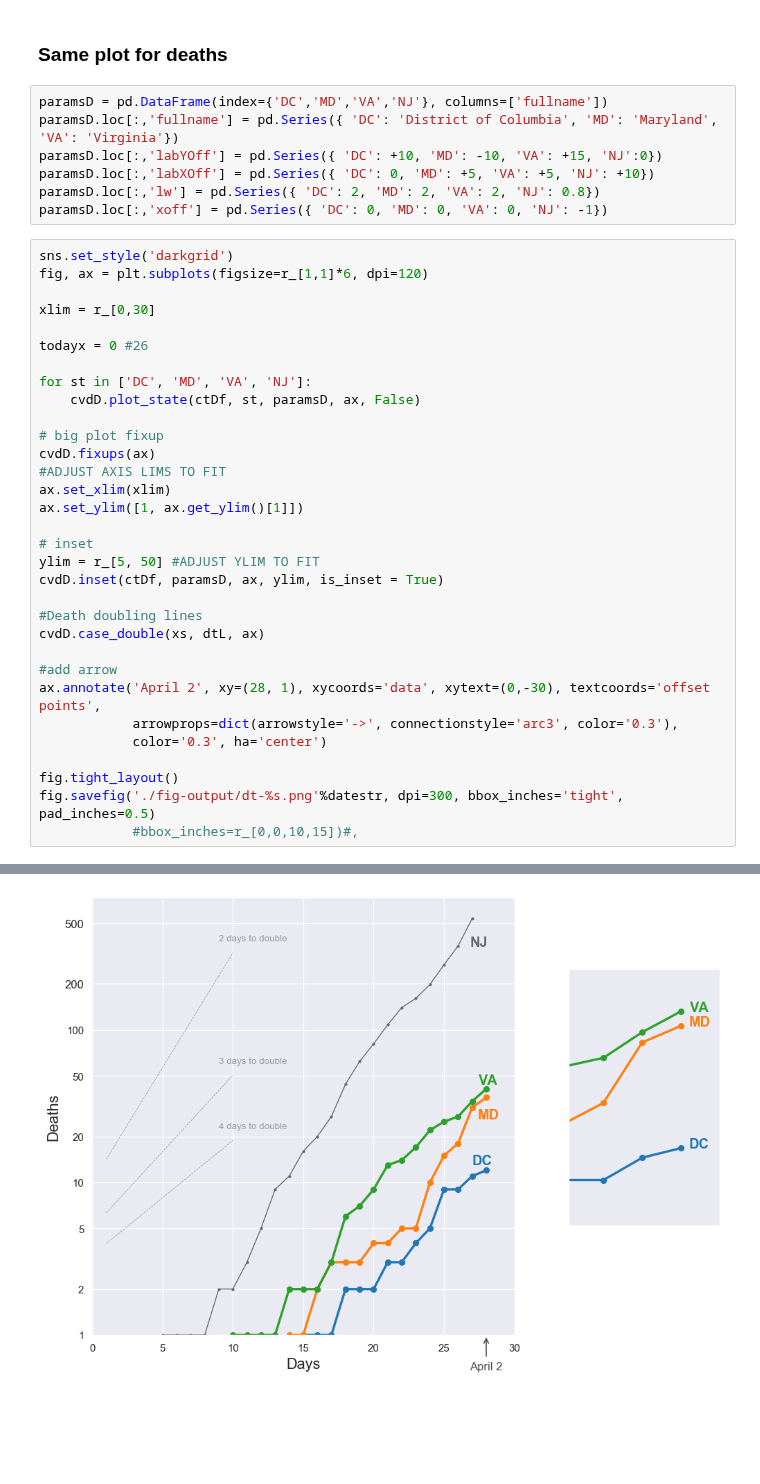
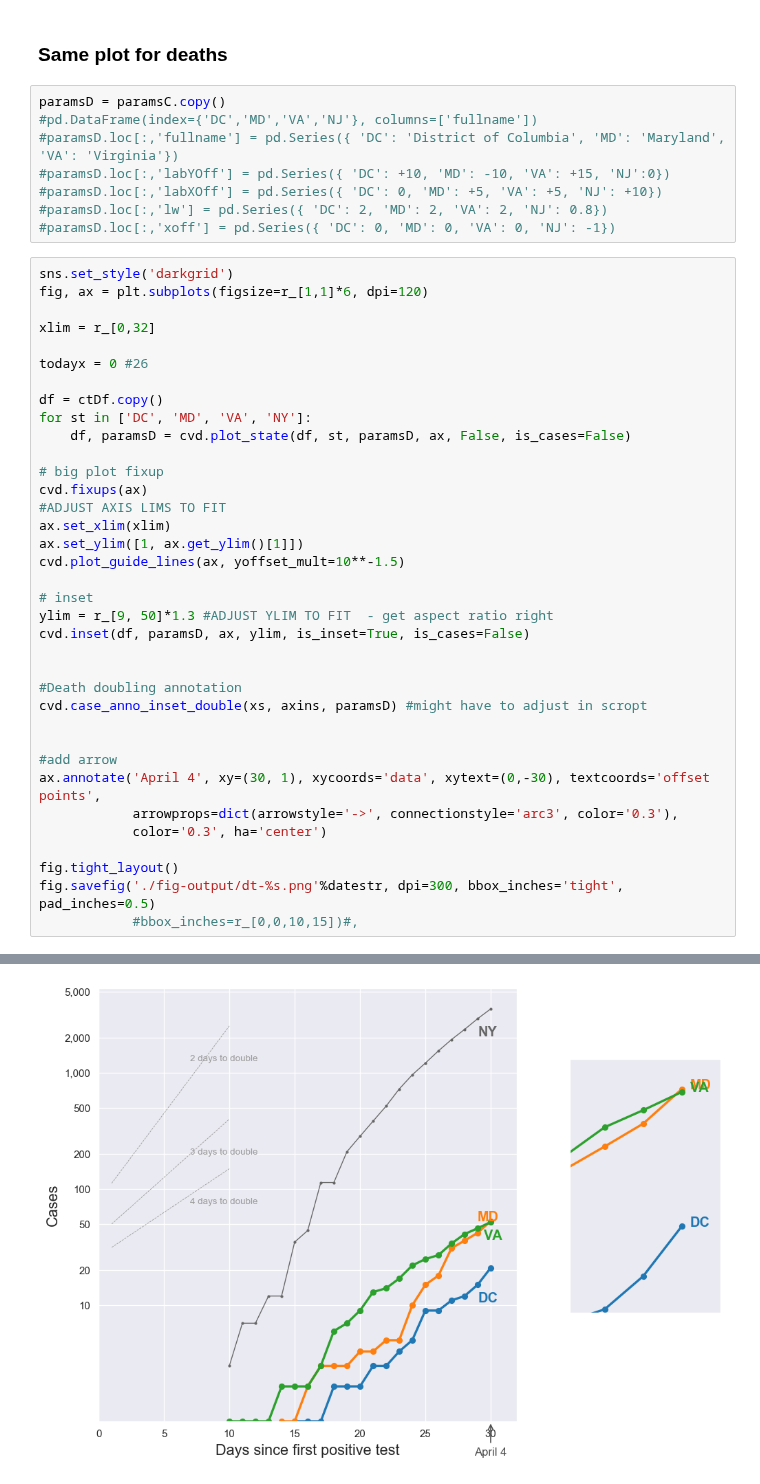
Before and after one commit to histed/DC-area-coronavirus-tracking, a Jupyter notebook: 200401-MH-HG-Covidtracking.ipynb, the cells around one changed output, grey strips where cells are left out. Drawn from its saved outputs; the diff is of its cells as text; blank space fills up the shorter version.

```diff
--- a/200401-MH-HG-Covidtracking.ipynb
+++ b/200401-MH-HG-Covidtracking.ipynb
@@ -111,38 +113,43 @@ Latest data for VA: 2020-04-02 00:00:00
 # %% [markdown]
 ### Same plot for deaths
 # %%
-paramsD = pd.DataFrame(index={'DC','MD','VA','NJ'}, columns=['fullname'])
-paramsD.loc[:,'fullname'] = pd.Series({ 'DC': 'District of Columbia', 'MD': 'Maryland', 'VA': 'Virginia'})
-paramsD.loc[:,'labYOff'] = pd.Series({ 'DC': +10, 'MD': -10, 'VA': +15, 'NJ':0})
-paramsD.loc[:,'labXOff'] = pd.Series({ 'DC': 0, 'MD': +5, 'VA': +5, 'NJ': +10})
-paramsD.loc[:,'lw'] = pd.Series({ 'DC': 2, 'MD': 2, 'VA': 2, 'NJ': 0.8})
-paramsD.loc[:,'xoff'] = pd.Series({ 'DC': 0, 'MD': 0, 'VA': 0, 'NJ': -1})
+paramsD = paramsC.copy()
+#pd.DataFrame(index={'DC','MD','VA','NJ'}, columns=['fullname'])
+#paramsD.loc[:,'fullname'] = pd.Series({ 'DC': 'District of Columbia', 'MD': 'Maryland', 'VA': 'Virginia'})
+#paramsD.loc[:,'labYOff'] = pd.Series({ 'DC': +10, 'MD': -10, 'VA': +15, 'NJ':0})
+#paramsD.loc[:,'labXOff'] = pd.Series({ 'DC': 0, 'MD': +5, 'VA': +5, 'NJ': +10})
+#paramsD.loc[:,'lw'] = pd.Series({ 'DC': 2, 'MD': 2, 'VA': 2, 'NJ': 0.8})
+#paramsD.loc[:,'xoff'] = pd.Series({ 'DC': 0, 'MD': 0, 'VA': 0, 'NJ': -1})
 # %%
 sns.set_style('darkgrid')
 fig, ax = plt.subplots(figsize=r_[1,1]*6, dpi=120)
 
-xlim = r_[0,30]
+xlim = r_[0,32]
 
 todayx = 0 #26
 
-for st in ['DC', 'MD', 'VA', 'NJ']:
-    cvdD.plot_state(ctDf, st, paramsD, ax, False)
+df = ctDf.copy()
+for st in ['DC', 'MD', 'VA', 'NY']:
+    df, paramsD = cvd.plot_state(df, st, paramsD, ax, False, is_cases=False)
 
 # big plot fixup
-cvdD.fixups(ax)
+cvd.fixups(ax)
 #ADJUST AXIS LIMS TO FIT
 ax.set_xlim(xlim)
 ax.set_ylim([1, ax.get_ylim()[1]])
+cvd.plot_guide_lines(ax, yoffset_mult=10**-1.5)
 
 # inset
-ylim = r_[5, 50] #ADJUST YLIM TO FIT
-cvdD.inset(ctDf, paramsD, ax, ylim, is_inset = True)
+ylim = r_[9, 50]*1.3 #ADJUST YLIM TO FIT  - get aspect ratio right
+cvd.inset(df, paramsD, ax, ylim, is_inset=True, is_cases=False)
 
-#Death doubling lines
-cvdD.case_double(xs, dtL, ax)
+
+#Death doubling annotation
+cvd.case_anno_inset_double(xs, axins, paramsD) #might have to adjust in scropt
+
 
 #add arrow
-ax.annotate('April 2', xy=(28, 1), xycoords='data', xytext=(0,-30), textcoords='offset points',
+ax.annotate('April 4', xy=(30, 1), xycoords='data', xytext=(0,-30), textcoords='offset points',
             arrowprops=dict(arrowstyle='->', connectionstyle='arc3', color='0.3'),
             color='0.3', ha='center')
 
@@ -160 +176 @@ Latest data for VA: 2020-04-02 00:00:00
-[figure, old version]
+[figure, new version]
```
Also changed, not shown: parts of 7 cells of this notebook, 4 other files.
